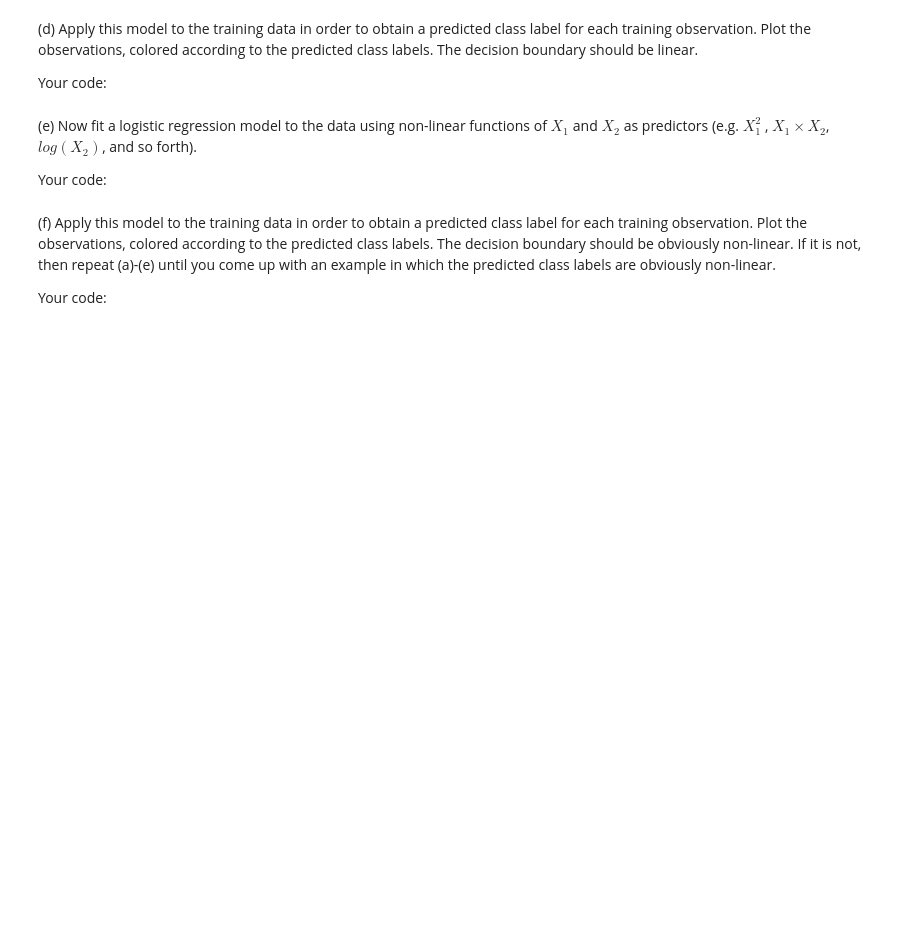
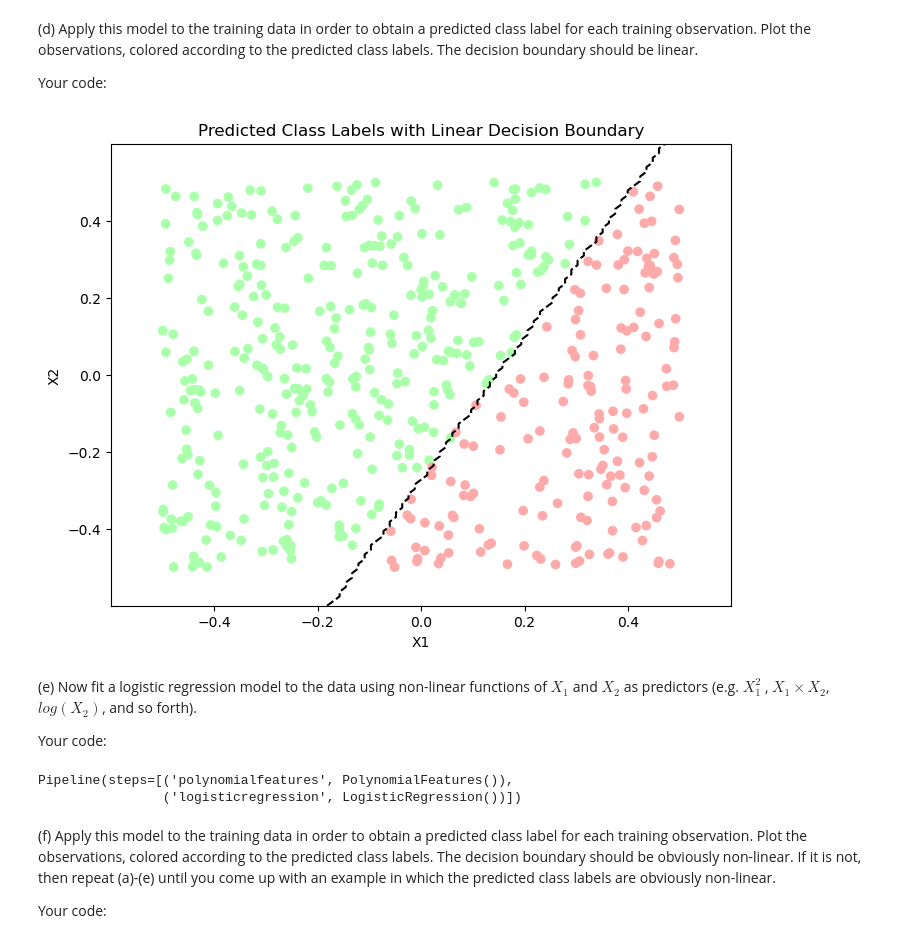
Before and after one commit to BU-MSSP-Classroom/MA679_Spring2024_08_svm-SwaineXiong, a Jupyter notebook: 08_SVM_Python.ipynb, the cells around one changed output. Cells and saved outputs as stored; diff of their text form; code cells hidden in the pictures; blank space fills up the shorter version.

```diff
--- a/08_SVM_Python.ipynb
+++ b/08_SVM_Python.ipynb
@@ -144,0 +231,2 @@ Your code:
+# %%
+X = np.column_stack((x1, x2))
@@ -153,3 +249,27 @@ Your code:
+# %%
+import matplotlib.pyplot as plt
+from matplotlib.colors import ListedColormap
+
+cmap_light = ListedColormap(['#FFAAAA', '#AAFFAA'])
+
+y_pred = logreg.predict(X)
+
+plt.figure(figsize=(8, 6))
+plt.scatter(X[:, 0], X[:, 1], c=y_pred, cmap=cmap_light)
+plt.title('Predicted Class Labels with Linear Decision Boundary')
+plt.xlabel('X1')
+plt.ylabel('X2')
+
+x_min, x_max = X[:, 0].min() - 0.1, X[:, 0].max() + 0.1
+y_min, y_max = X[:, 1].min() - 0.1, X[:, 1].max() + 0.1
+xx, yy = np.meshgrid(np.linspace(x_min, x_max, 100), np.linspace(y_min, y_max, 100))
+Z = logreg.predict(np.c_[xx.ravel(), yy.ravel()])
+Z = Z.reshape(xx.shape)
+plt.contour(xx, yy, Z, colors='k', levels=[0.5], linestyles=['--'])
+
+plt.show()
+# %% [output]
+[figure, added]
 # %% [markdown]
 (e) Now fit a logistic regression model to the data using non-linear functions of $X_1$ and $X_2$ as predictors (e.g. $X^2_1$ , $X_1\times X_2$, $log(X_2)$, and so forth).
 
@@ -160,3 +277,16 @@ Your code:
+# %%
+import numpy as np
+from sklearn.preprocessing import PolynomialFeatures
+from sklearn.pipeline import make_pipeline
+from sklearn.linear_model import LogisticRegression
+
+degree = 2
+model = make_pipeline(PolynomialFeatures(degree), LogisticRegression())
+
+model.fit(X_train, y_train)
+# %% [output]
+Pipeline(steps=[('polynomialfeatures', PolynomialFeatures()),
+                ('logisticregression', LogisticRegression())])
 # %% [markdown]
 (f) Apply this model to the training data in order to obtain a predicted class label for each training observation. Plot the observations, colored according to the predicted class labels. The decision boundary should be obviously non-linear. If it is not, then repeat (a)-(e) until you come up with an example in which the predicted class labels are obviously non-linear.
 
```
Also changed, not shown: parts of 67 cells of this notebook.
